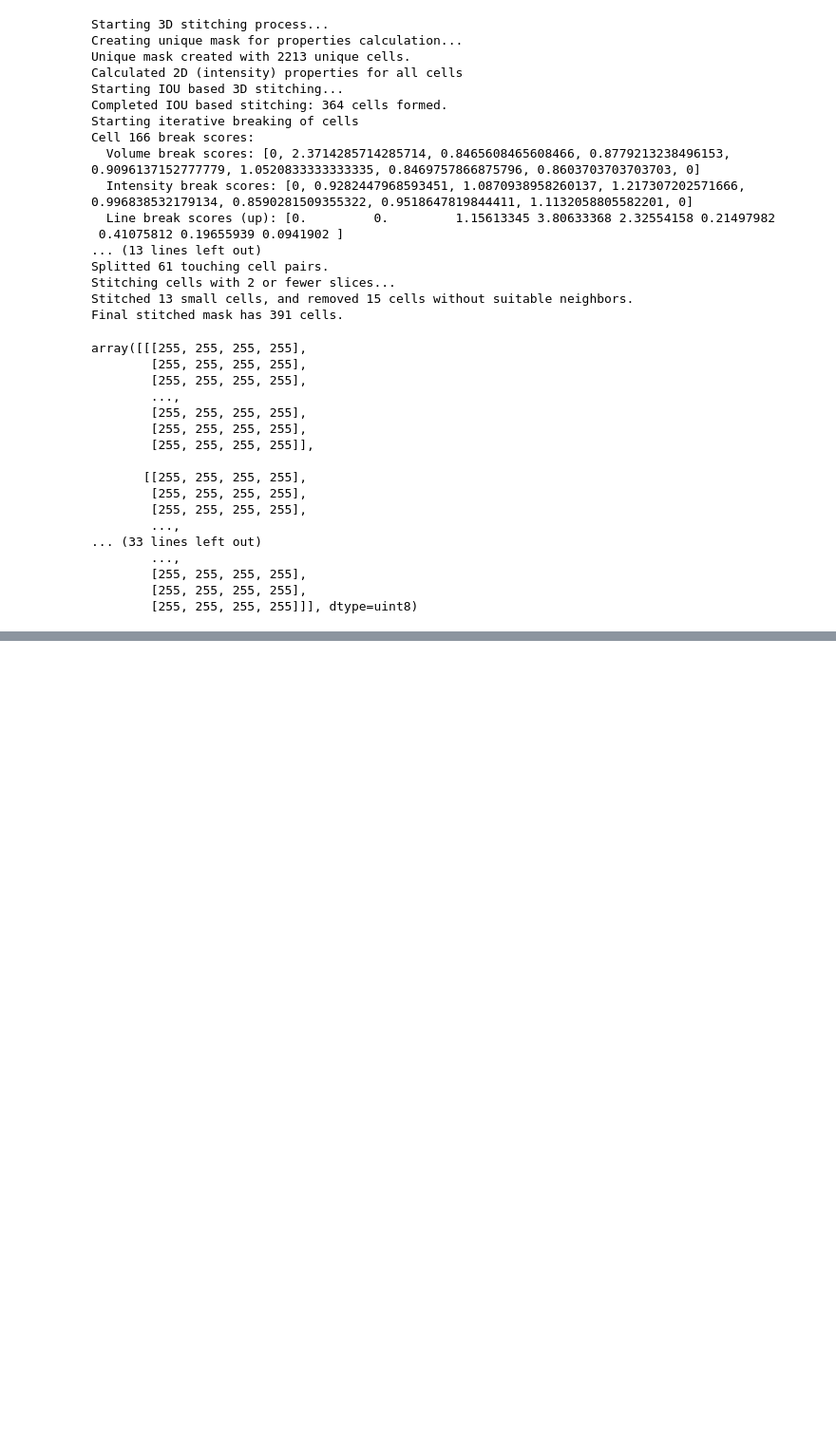
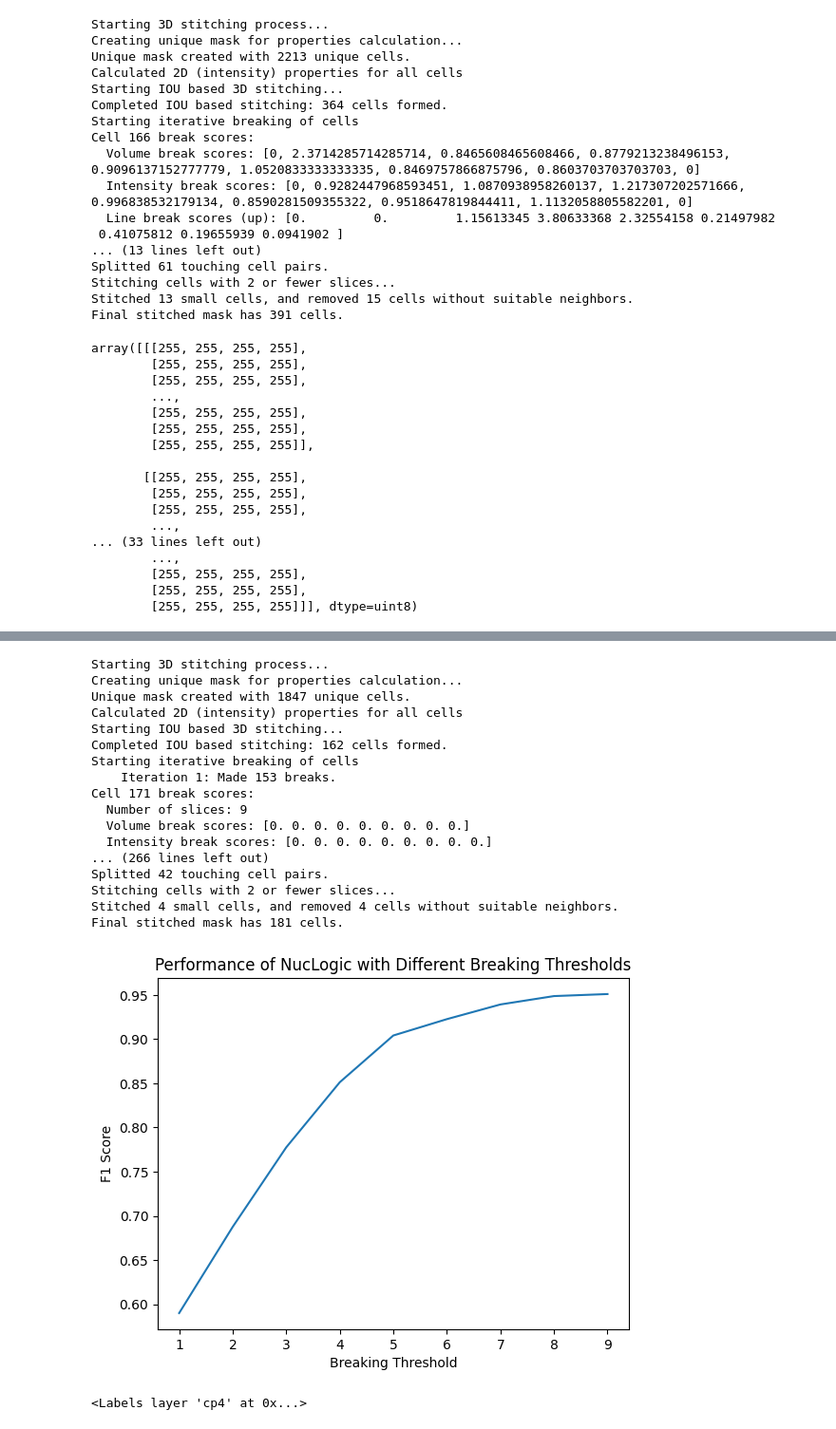
Before and after one commit to SuijkerbuijkLab/NucLogic, a Jupyter notebook: miscellaneous/paper_figures.ipynb, the cells around one changed output, grey strips where cells are left out. Shown at 95% size. Drawn from its saved outputs; the diff is of its cells as text; code cells hidden in the pictures; blank space fills up the shorter version.

Commit message:
working on paper and altering stitching

```diff
--- a/miscellaneous/paper_figures.ipynb
+++ b/miscellaneous/paper_figures.ipynb
@@ -1085,0 +718,43 @@ Threshold value: 132
+# %%
+f1_values = []
+for breaking_threshold in np.arange(1,10,1):
+    nuclogic = stitch_3d(segmented_2d, realistic_volume, breaking_threshold = breaking_threshold)
+    f1 = centroid_accuracy(mask, nuclogic)["f1"]
+    f1_values.append(f1)
+
+plt.plot(np.arange(1,10,1), f1_values)
+plt.xlabel("Breaking Threshold")
+plt.ylabel("F1 Score")
+plt.title("Performance of NucLogic with Different Breaking Thresholds")
+plt.show()
+# %% [output]
+Starting 3D stitching process...
+Creating unique mask for properties calculation...
+Unique mask created with 1847 unique cells.
+Calculated 2D (intensity) properties for all cells
+Starting IOU based 3D stitching...
+Completed IOU based stitching: 162 cells formed.
+Starting iterative breaking of cells
+    Iteration 1: Made 153 breaks.
+Cell 171 break scores:
+  Number of slices: 9
+  Volume break scores: [0. 0. 0. 0. 0. 0. 0. 0. 0.]
+  Intensity break scores: [0. 0. 0. 0. 0. 0. 0. 0. 0.]
+... (266 lines left out)
+Splitted 42 touching cell pairs.
+Stitching cells with 2 or fewer slices...
+Stitched 4 small cells, and removed 4 cells without suitable neighbors.
+Final stitched mask has 181 cells.
+[figure, added]
+# %%
+import napari
+
+viewer = napari.Viewer(ndisplay=3)
+viewer.grid.enabled = True
+scale = (2.5, 0.64, 0.64)
+viewer.add_image(realistic_volume, scale = scale)
+viewer.add_labels(mask, scale = scale, iso_gradient_mode="smooth")
+viewer.add_labels(nuclogic, scale = scale, iso_gradient_mode="smooth")
+viewer.add_labels(cp4, scale = scale, iso_gradient_mode="smooth")
+# %% [output]
+<Labels layer 'cp4' at 0x...>
```
Also changed, not shown: parts of 16 cells of this notebook, 1 other file.
